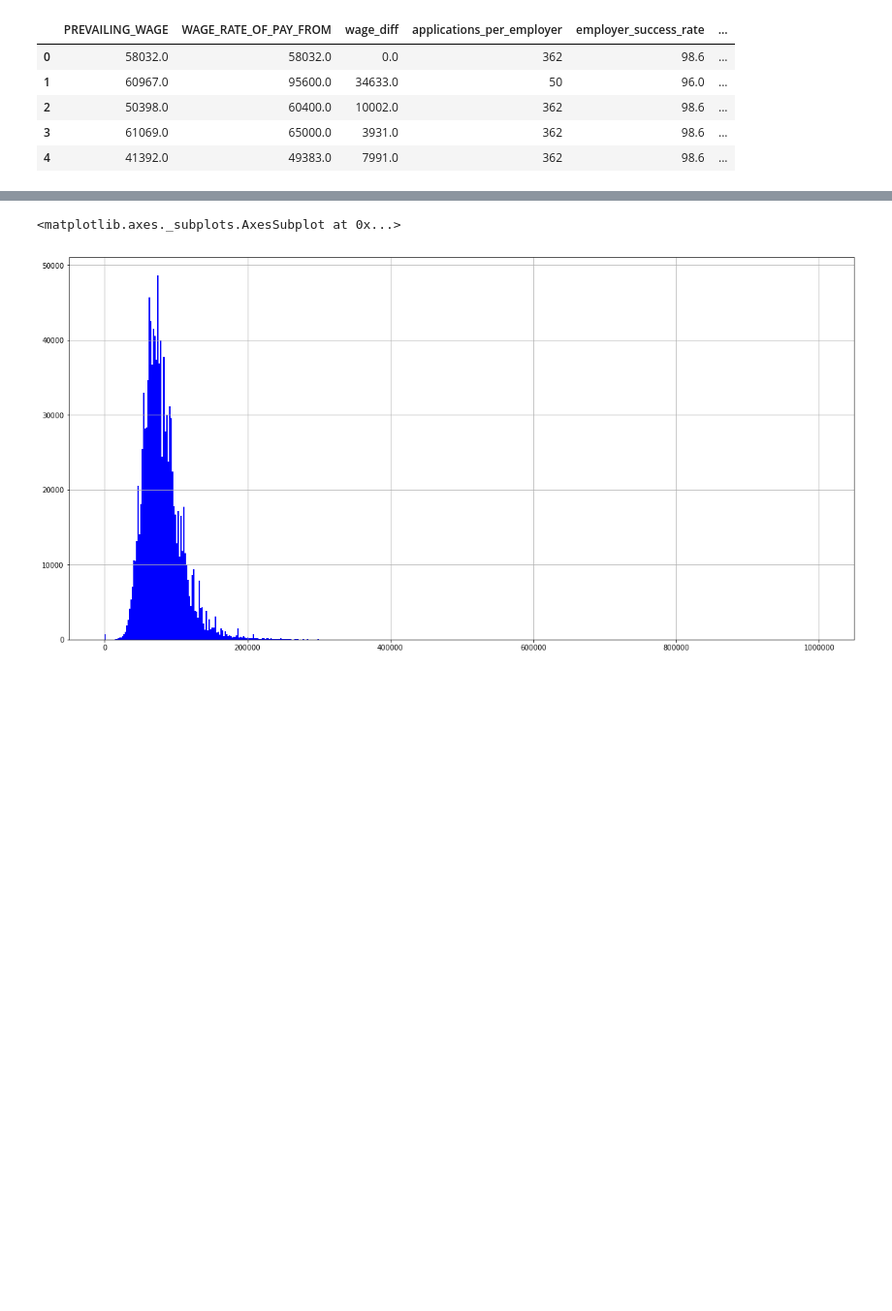
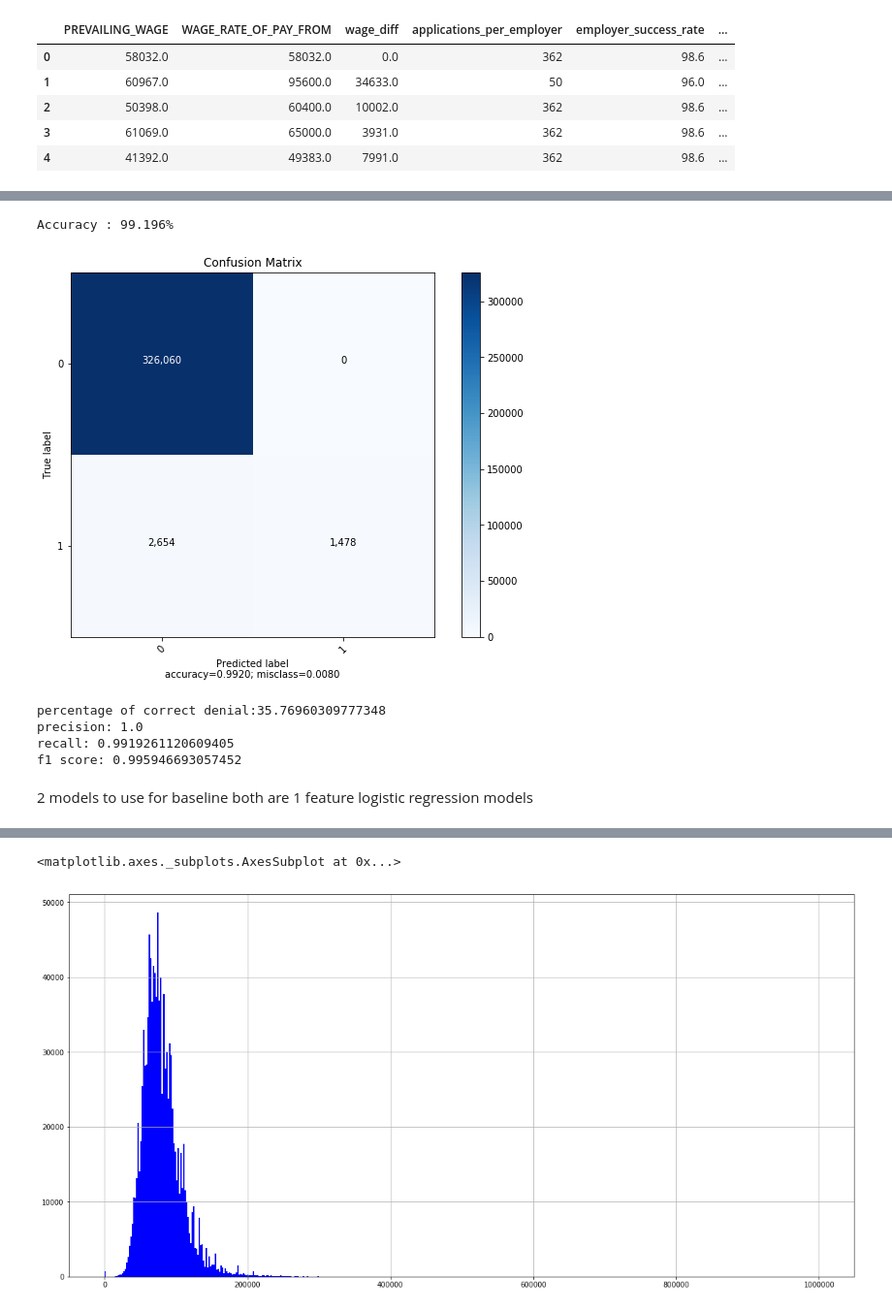
Before and after one commit to ChunkyMitts/FYP_visa_analysis, a Jupyter notebook: 10_baseline_model.ipynb, the cells around one changed output, grey strips where cells are left out. Shown: that part at 97% size. Cells and saved outputs as stored; diff of their text form; code cells hidden in the pictures; blank space fills up the shorter version.

```diff
--- a/10_baseline_model.ipynb
+++ b/10_baseline_model.ipynb
@@ -109,3 +113,19 @@ def classifier(model, X_train_scaled, X_test_scaled, y_train, y_test):
+# %%
+target = df["case_status_encoded"]
+df_model = df.drop("case_status_encoded", axis=1)
+X_train, X_test, y_train, y_test = train_test_split(df_model, target, test_size=0.30, random_state=42)
+model = LogisticRegression()
+classifier(model, X_train["decision_duration"].values.reshape(-1, 1),
+           X_test["decision_duration"].values.reshape(-1, 1),y_train, y_test)
+# %% [output]
+Accuracy : 99.196%
+[figure, added]
+percentage of correct denial:35.76960309777348
+precision: 1.0
+recall: 0.9919261120609405
+f1 score: 0.995946693057452
+# %% [markdown]
+2 models to use for baseline both are 1 feature logistic regression models
 # %%
 target = df["case_status_encoded"]
 df_model = df.drop("case_status_encoded", axis=1)
```
Also changed, not shown: parts of 21 cells of this notebook, 4 other files.
